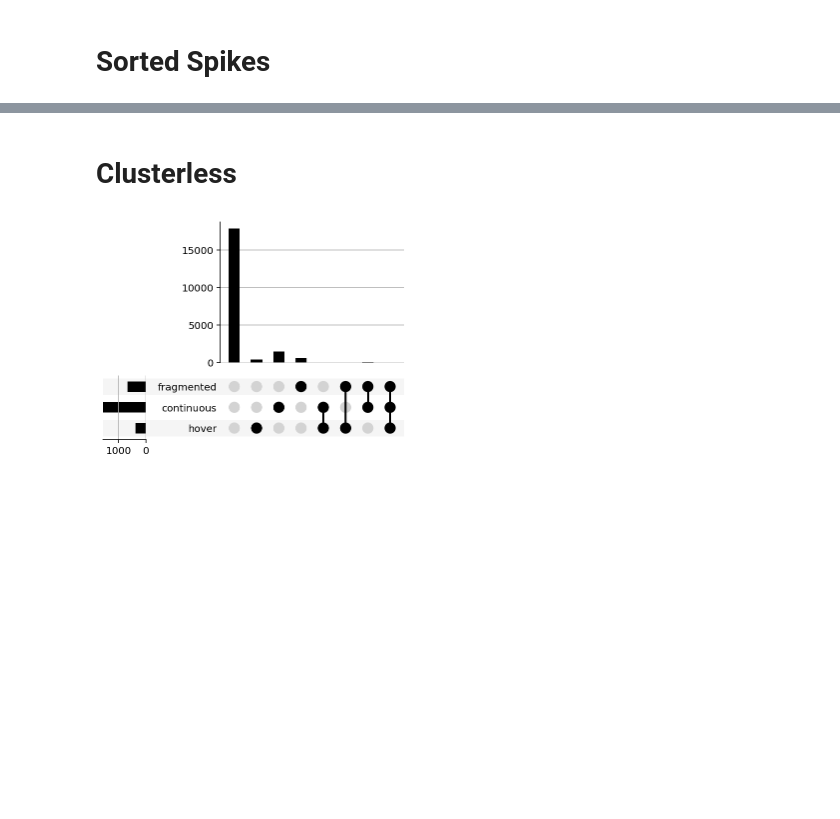
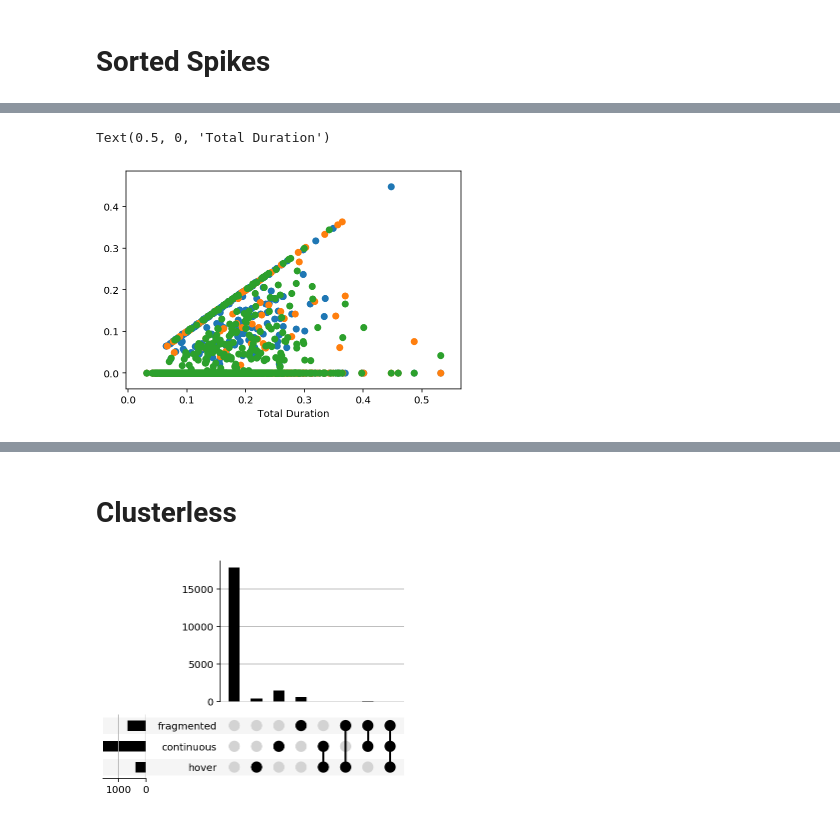
Before and after one commit to Eden-Kramer-Lab/replay_trajectory_paper, a Jupyter notebook: notebooks/Analyze_Replay.ipynb, the cells around one changed output, grey strips where cells are left out. Saved outputs shown, nothing was run; the diff lists cells and outputs as text; code cells hidden in the pictures; blank space fills up the shorter version.

```diff
--- a/notebooks/Analyze_Replay.ipynb
+++ b/notebooks/Analyze_Replay.ipynb
@@ -39,3 +50,11 @@ plot_category_duration(replay_info)
+# %%
+plt.scatter(replay_info.duration, replay_info.continuous_duration, color=STATE_COLORS['continuous'])
+plt.scatter(replay_info.duration, replay_info.hover_duration, color=STATE_COLORS['hover'])
+plt.scatter(replay_info.duration, replay_info.fragmented_duration, color=STATE_COLORS['fragmented'])
+plt.xlabel('Total Duration')
+# %% [output]
+Text(0.5, 0, 'Total Duration')
+[figure, added]
 # %%
 from src.parameters import STATE_COLORS
 
```
Also changed, not shown: parts of 20 cells of this notebook.
